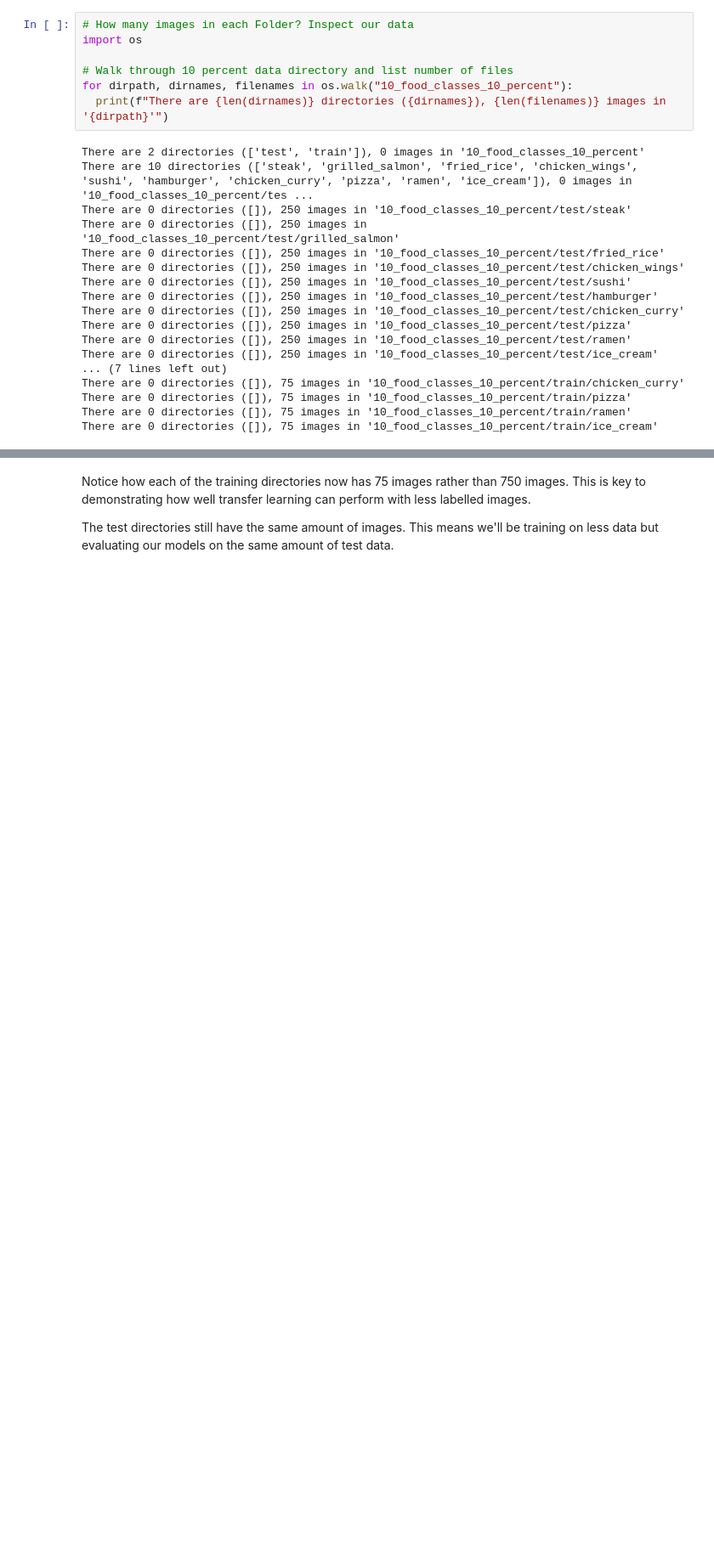
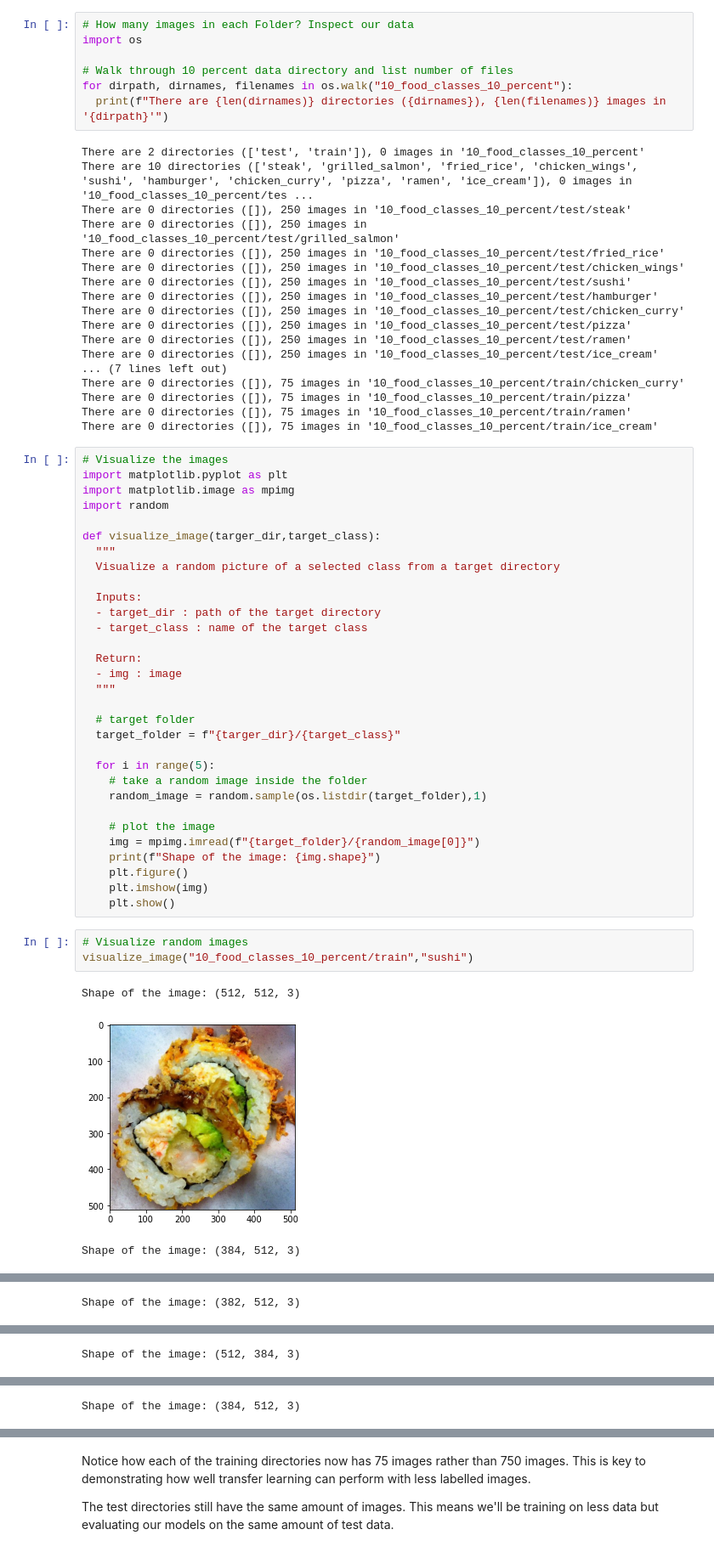
Before and after one commit to danchaud-vincent/tensorflow-deep-learning, a Jupyter notebook: 04_Transfer_learning_in_tensorflow_part1_feature_extraction.ipynb, the cells around one changed output, grey strips where cells are left out. Shown at 85% size. Cells and saved outputs as stored; diff of their text form; blank space fills up the shorter version.

```diff
--- a/04_Transfer_learning_in_tensorflow_part1_feature_extraction.ipynb
+++ b/04_Transfer_learning_in_tensorflow_part1_feature_extraction.ipynb
@@ -103,3 +103,41 @@ There are 0 directories ([]), 75 images in '10_food_classes_10_percent/train/chi
 There are 0 directories ([]), 75 images in '10_food_classes_10_percent/train/pizza'
 There are 0 directories ([]), 75 images in '10_food_classes_10_percent/train/ramen'
 There are 0 directories ([]), 75 images in '10_food_classes_10_percent/train/ice_cream'
+# %%
+# Visualize the images
+import matplotlib.pyplot as plt
+import matplotlib.image as mpimg
+import random
+
+def visualize_image(targer_dir,target_class):
+  """
+  Visualize a random picture of a selected class from a target directory
+
+  Inputs:
+  - target_dir : path of the target directory
+  - target_class : name of the target class
+
+  Return:
+  - img : image
+  """
+
+  # target folder
+  target_folder = f"{targer_dir}/{target_class}"
+
+  for i in range(5):
+    # take a random image inside the folder
+    random_image = random.sample(os.listdir(target_folder),1)
+
+    # plot the image
+    img = mpimg.imread(f"{target_folder}/{random_image[0]}")
+    print(f"Shape of the image: {img.shape}")
+    plt.figure()
+    plt.imshow(img)
+    plt.show()
+# %%
+# Visualize random images
+visualize_image("10_food_classes_10_percent/train","sushi")
+# %% [output]
+Shape of the image: (512, 512, 3)
+[figure, added]
+Shape of the image: (384, 512, 3)
@@ -105,0 +145 @@ There are 0 directories ([]), 75 images in '10_food_classes_10_percent/train/ice
+Shape of the image: (382, 512, 3)
@@ -105,0 +147 @@ There are 0 directories ([]), 75 images in '10_food_classes_10_percent/train/ice
+Shape of the image: (512, 384, 3)
@@ -105,0 +149 @@ There are 0 directories ([]), 75 images in '10_food_classes_10_percent/train/ice
+Shape of the image: (384, 512, 3)
```
Also changed, not shown: parts of 4 cells of this notebook.
